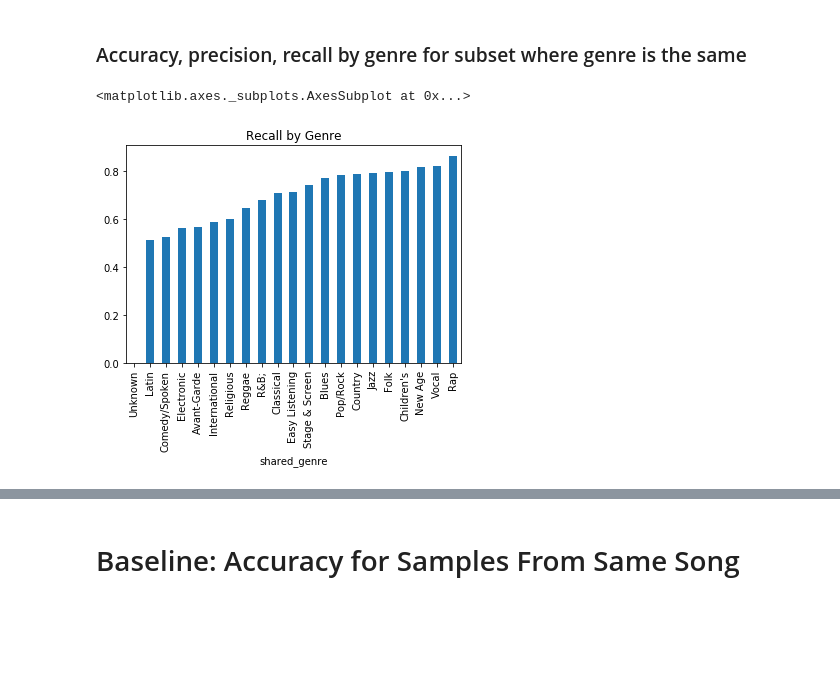
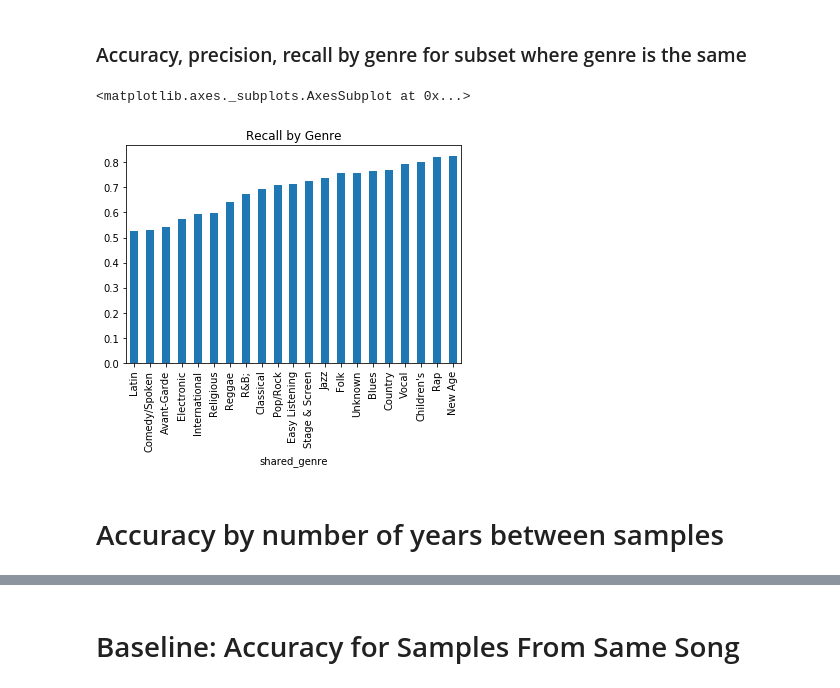
Before and after one commit to wzeyuann/music_influence, a Jupyter notebook: siamese/Validate-Siamese-First-Track.ipynb, the cells around one changed output, grey strips where cells are left out. Saved outputs shown, nothing was run; the diff lists cells and outputs as text; code cells hidden in the pictures; blank space fills up the shorter version.

```diff
--- a/siamese/Validate-Siamese-First-Track.ipynb
+++ b/siamese/Validate-Siamese-First-Track.ipynb
@@ -92,6 +93,11 @@ A Jupyter Widget
 pickle.dump(Y_pred, open('val_pred/Y_pred.npy', 'wb'))
 pickle.dump(Y_actual, open('val_pred/Y_actual.npy', 'wb'))
 pickle.dump(id_pairs, open('val_pred/id_pairs.npy', 'wb'))
+# %%
+# Load val predictions
+Y_pred = pickle.load(open('val_pred/Y_pred.npy', 'rb'))
+Y_actual = pickle.load(open('val_pred/Y_actual.npy', 'rb'))
+id_pairs = pickle.load(open('val_pred/id_pairs.npy', 'rb'))
 # %% [markdown]
 # Precision, Recall, F-Score
 # %%
@@ -114,7 +120,7 @@ f1_score(Y_actual, np.array(Y_pred) > 0.5)
 # Accuracy for Same Genre Pairs v. Different Genre Pairs
 # %%
 # Create df for tracking whether genres are the same or not
-genre_same_df = pd.DataFrame({'Y_actual': Y_actual, 'Y_pred': (pd.Series(Y_pred) > 0.5).apply(float), 'id_pair': id_pairs})
+genre_same_df = pd.DataFrame({'Y_actual': Y_actual, 'Y_pred': (pd.Series(Y_pred) > 0.5).apply(float), 'Y_pred_raw': Y_pred, 'id_pair': id_pairs})
 # %%
 # Add column for whether genre is the same
 genre_same_df['same_genre'] = genre_same_df['id_pair'].map(lambda x: artists[artists['id'] == x[0]]['main_genre'].iloc[0] == artists[artists['id'] == x[1]]['main_genre'].iloc[0])
@@ -167,9 +173,11 @@ genre_same_df[genre_same_df['same_genre'] == True].groupby('shared_genre')\
 ### Accuracy, precision, recall by genre for subset where genre is the same
 # %%
 genre_same_df[genre_same_df['same_genre'] == True].groupby('shared_genre')\
-                                                .apply(lambda x: recall_score(x['Y_actual'], x['Y_pred']))\
+                                                .apply(lambda x: accuracy_score(x['Y_actual'], x['Y_pred']))\
                                                 .sort_values()\
                                                 .plot('bar', title='Recall by Genre')
 # %% [output]
 <matplotlib.axes._subplots.AxesSubplot at 0x...>
-[figure, old version]
+[figure, new version]
+# %% [markdown]
+# Accuracy by number of years between samples
```
Also changed, not shown: parts of 24 cells of this notebook, 5 other files.
